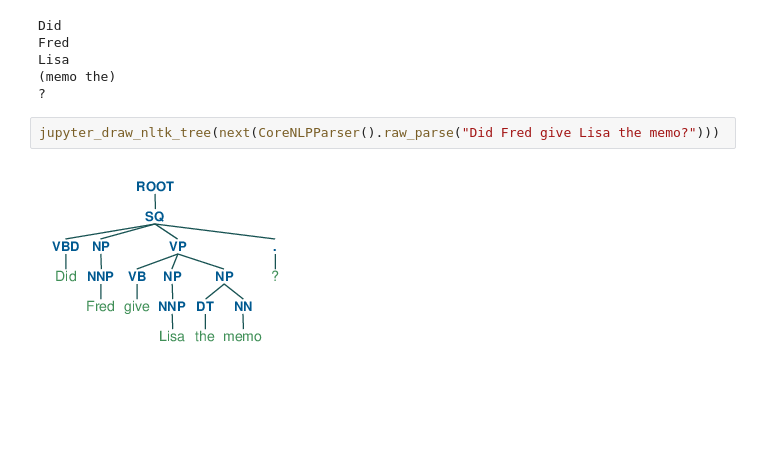
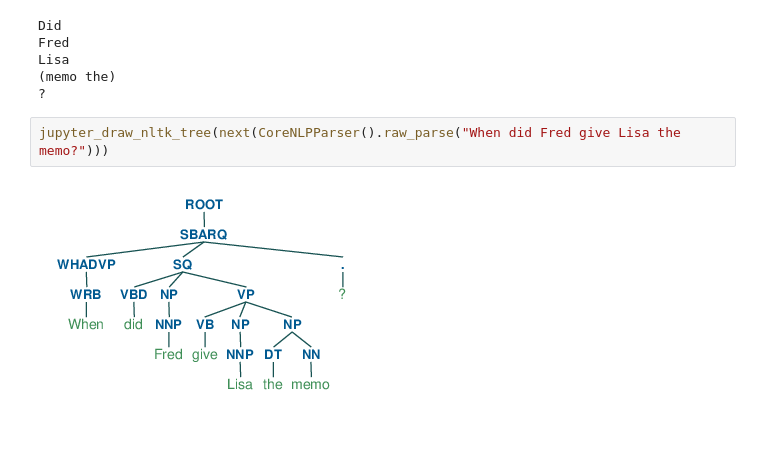
Before and after one commit to ahdavies6/NLP_QA, a Jupyter notebook: jupyter/parse.ipynb, the cells around one changed output. Saved outputs shown, nothing was run; the diff lists cells and outputs as text.

```diff
--- a/jupyter/parse.ipynb
+++ b/jupyter/parse.ipynb
@@ -41,6 +41,6 @@ Lisa
 (memo the)
 ?
 # %%
-jupyter_draw_nltk_tree(next(CoreNLPParser().raw_parse("Did Fred give Lisa the memo?")))
+jupyter_draw_nltk_tree(next(CoreNLPParser().raw_parse("When did Fred give Lisa the memo?")))
 # %% [output]
-[figure, old version]
+[figure, new version]
```
Also changed, not shown: parts of 1 cell of this notebook, 3 other files.
